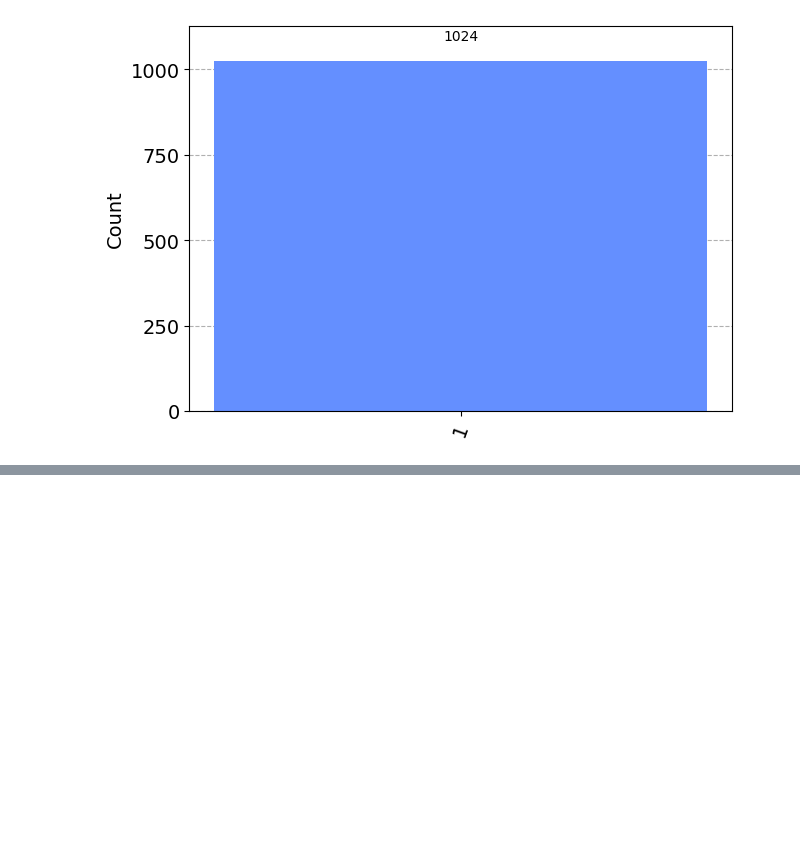
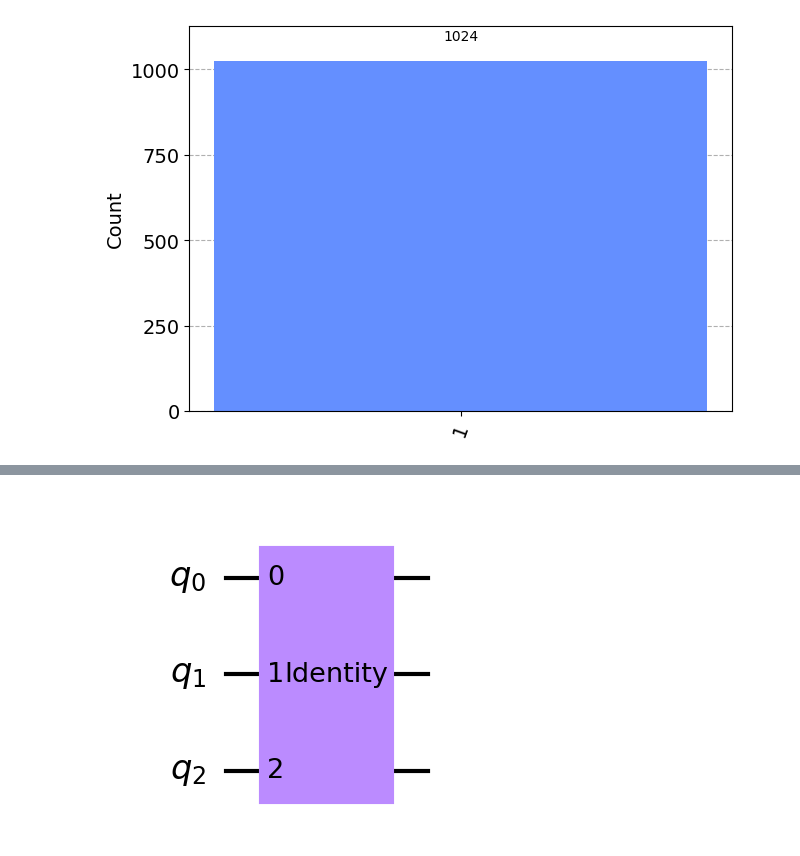
Before and after one commit to cablelabs/QuantumFoundations, a Jupyter notebook: Applications.ipynb, the cells around one changed output, grey strips where cells are left out. Drawn from its saved outputs; the diff is of its cells as text; code cells hidden in the pictures; blank space fills up the shorter version.

```diff
--- a/Applications.ipynb
+++ b/Applications.ipynb
@@ -177,0 +217,2 @@ And we see that the result is 1, so we can conclude that our function $f(x) = x$
+# %%
+n = 2
@@ -177,0 +229,6 @@ And we see that the result is 1, so we can conclude that our function $f(x) = x$
+# %%
+constant_oracle = QuantumCircuit(n + 1)
+constant_oracle.unitary(np.identity(2 ** (n + 1), int), range(n + 1), 'Identity')
+constant_oracle.draw('mpl', justify='right', scale=1.5)
+# %% [output]
+[figure, added]
```
Also changed, not shown: parts of 14 cells of this notebook, 1 other file.
